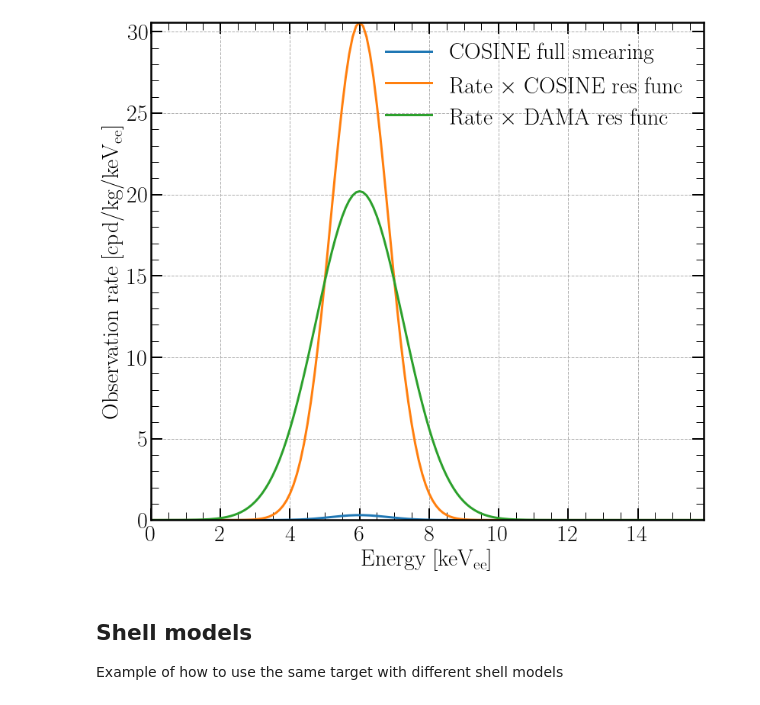
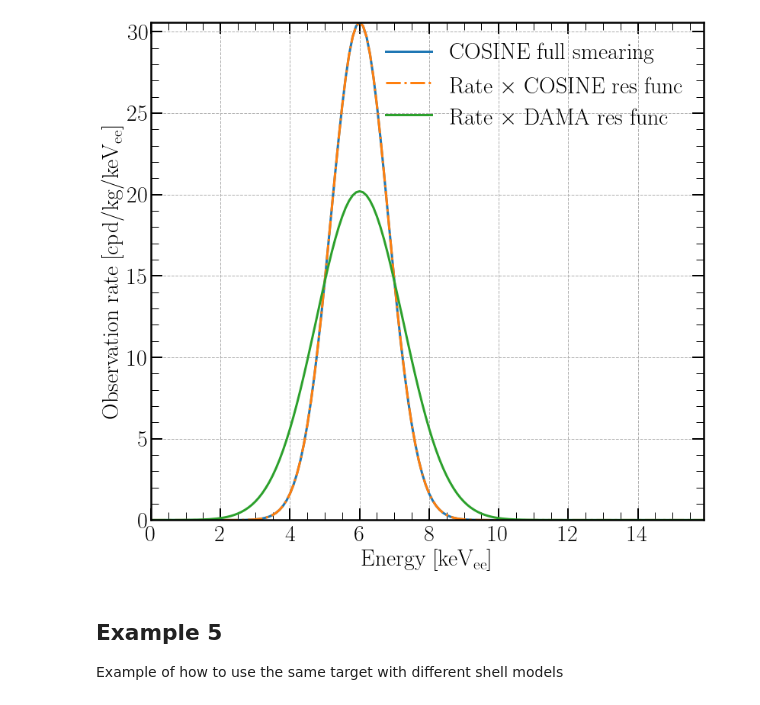
Before and after one commit to mjzurowski/sgm, a Jupyter notebook: Demo.ipynb, the cells around one changed output. Cells and saved outputs as stored; diff of their text form; code cells hidden in the pictures.

```diff
--- a/Demo.ipynb
+++ b/Demo.ipynb
@@ -72,30 +81,27 @@ plt.show()
 # %%
-## Example 4: Demonstration of how to define DM rates/interactions without needing to build a new model object
-##### Doubles as a demo of how to use the resolution as a multiplier rather than full smearing (in this case the two are equivalent)
-
 def bsw(Target,ER,mX,sig):
     ER = np.round(ER,2)
     if ER!=mX:
         return 0
     else:
         C_a = 1.2 * 10**(19)
         g_ae = sig
         dsigdER = (C_a/(Target.A()))*(g_ae**2)*mX*(Target.sigma_PE(ER))
         return dsigdER
 
 E = np.arange(0,16,0.1) # observed energy, units of keV_ee
-plt.plot(E,COSINE().dRdE(E,bsw,NR=False,DE=0.01,mX=6.00*keV,sig=1))
-plt.plot(E,[COSINE().dRdE_True(6,bsw,NR=False,mX=6*keV,sig=1)*COSINE().Res(e,6) for e in E]) ## This model is a delta func so we can just scale gaussian resolution with the max val
+plt.plot(E,[x/0.01 for x in COSINE().dRdE(E,bsw,NR=False,DE=0.01,mX=6.00*keV,sig=1)])
+plt.plot(E,[COSINE().dRdE_True(6,bsw,NR=False,mX=6*keV,sig=1)*COSINE().Res(e,6) for e in E],"-.") ## This model is a delta func so we can just scale gaussian resolution with the max val
 plt.plot(E,[DAMA().dRdE_True(6,bsw,NR=False,mX=6*keV,sig=1)*DAMA().Res(e,6) for e in E]) ## demonstrate how to use different detector
 plt.legend(["COSINE full smearing",r"Rate $\times$ COSINE res func",r"Rate $\times$ DAMA res func"])
 plt.ylabel(r"Observation rate [cpd/kg/keV$_{\rm ee}$]")
 plt.xlabel(r"Energy [keV$_{\rm ee}$]")
 plt.grid()
 plt.show()
 # %% [output]
-[figure, old version]
+[figure, new version]
 # %% [markdown]
-## Shell models
+## Example 5
 Example of how to use the same target with different shell models
 # %%
 Det1 = GeHV(0,"Fitz")
```
Also changed, not shown: parts of 28 cells of this notebook, 4 other files.
